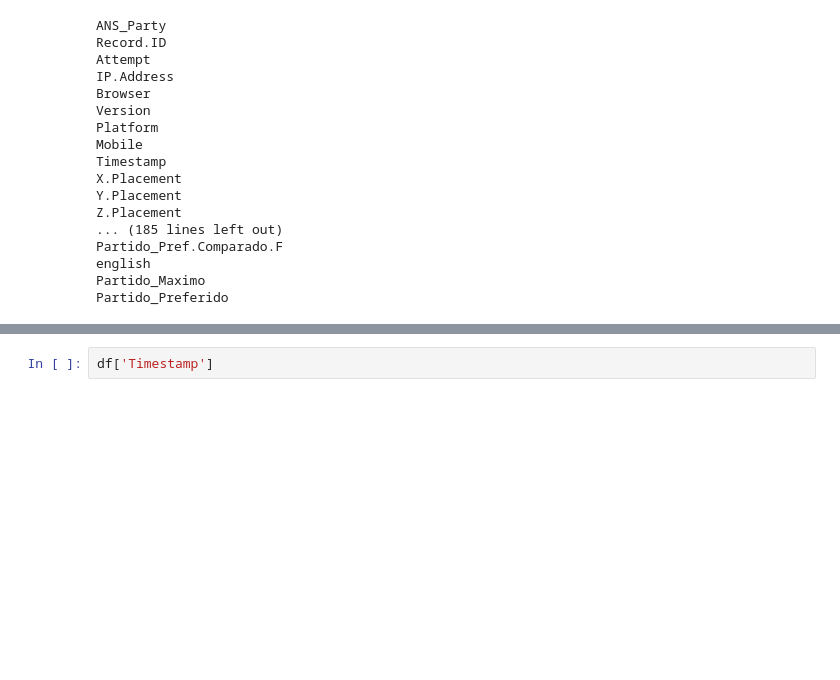
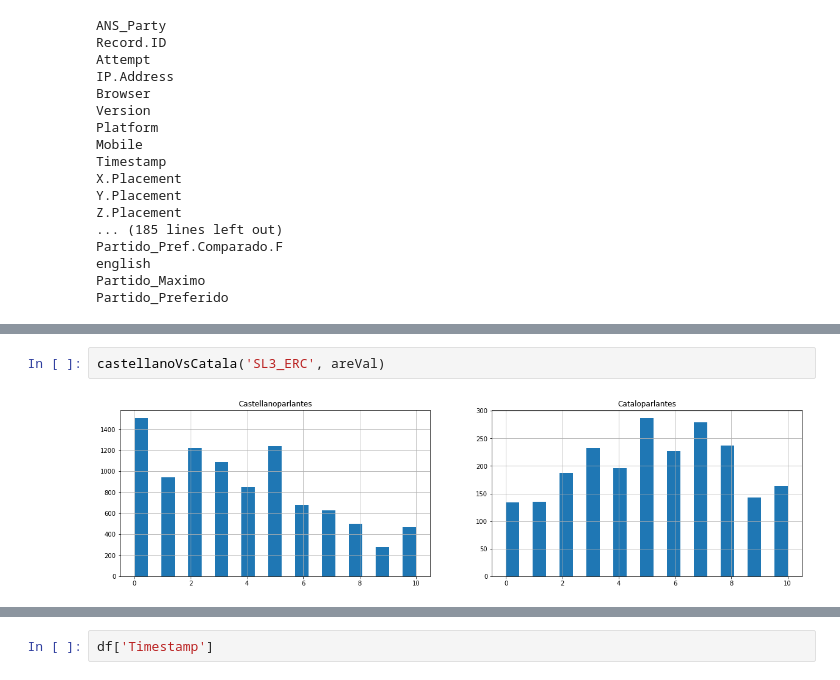
Before and after one commit to Juillermo/VAA-data, a Jupyter notebook: Root/VAA previsualization.ipynb, the cells around one changed output, grey strips where cells are left out. Drawn from its saved outputs; the diff is of its cells as text; blank space fills up the shorter version.

```diff
--- a/Root/VAA previsualization.ipynb
+++ b/Root/VAA previsualization.ipynb
@@ -89,0 +82,4 @@ df.loc[df['language']=='galego', 'SL3_BNG_Bildu'].hist(bins=22)
+# %%
+castellanoVsCatala('SL3_ERC', areVal)
+# %% [output]
+[figure, added]
```
Also changed, not shown: parts of 32 cells of this notebook, 3 other files.
